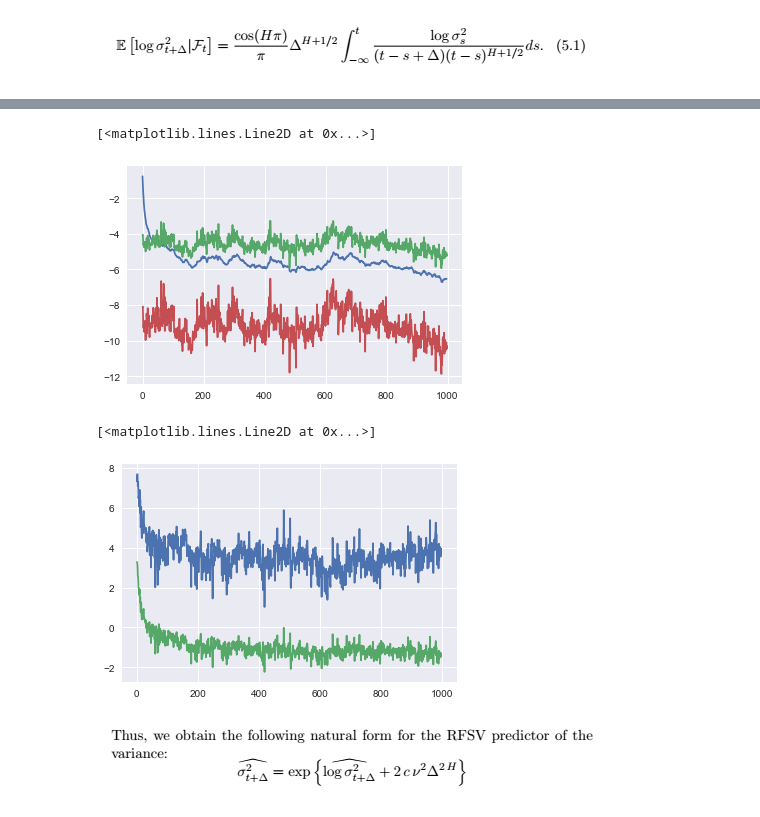
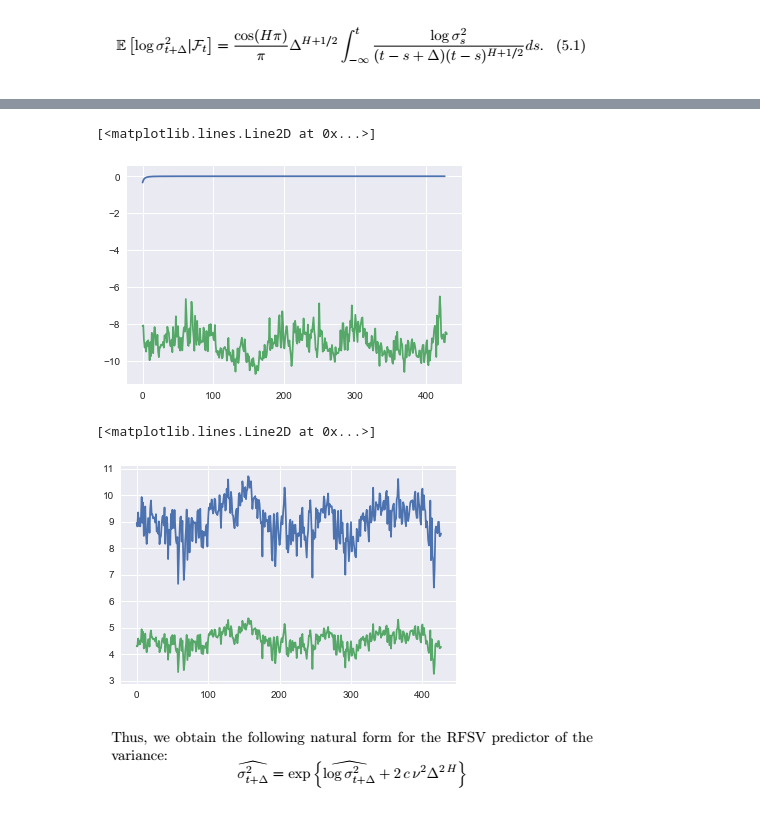
Before and after one commit to ef4s/RoughVol, a Jupyter notebook: Untitled.ipynb, the cells around one changed output, grey strips where cells are left out. Drawn from its saved outputs; the diff is of its cells as text; code cells hidden in the pictures.

```diff
--- a/Untitled.ipynb
+++ b/Untitled.ipynb
@@ -229,0 +250,7 @@ def RSFV(H, Delta, F):
+# %%
+q = []
+d =pd.DataFrame(data=np.arange(man_log_var.size - 1, -1, -1), index=man_log_var.index)
+for i in range(man_log_var.size, 0, -1):
+    q.append(d.shift(-i))
+d = pd.concat(q, axis=1)
+d.columns = d.index
@@ -229,0 +281,2 @@ def RSFV(H, Delta, F):
+# %%
+a = (np.cos(H * np.pi) / np.pi) * (Delta ** (H + 0.5))
@@ -230,24 +346,25 @@ def RSFV(H, Delta, F):
 # %%
 res = []
-T = 1000
-for i in range(2, T):
-    res.append([i, RSFV(0.14, 10, man_log_var[:i].values)])
+T = 431
+Delta = 2
+for i in range(Delta + 2, T):
+    res.append([i, RSFV(0.14, Delta, man_log_var[:i].values),RSFV2(0.14, Delta, man_log_var[:i].values)])
+res = pd.DataFrame(res, columns=['Index', 'volHat', 'volHat2'])
+res.set_index('Index', inplace=True)
-# %%
-res = pd.DataFrame(res, columns=['Index', 'volHat'])
-res.set_index('Index', inplace=True)
 # %%
 plt.plot(res.T.values[0])
-plt.plot(man_log_std[1:T].values)
+# plt.plot(res.T.values[1])
+# plt.plot(man_log_std[1:T].values)
 plt.plot(man_log_var[1:T].values)
 # %% [output]
 [<matplotlib.lines.Line2D at 0x...>]
-[figure, old version]
+[figure, new version]
 # %%
-plt.plot(res.T.values[0] - man_log_var[2:T].values)
-plt.plot(res.T.values[0] - man_log_std[2:T].values)
+plt.plot(res.T.values[0] - man_log_var[Delta + 2:T].values)
+plt.plot(res.T.values[0] - man_log_std[Delta + 2:T].values)
 # plt.plot(-np.log(0.5*np.arange(1, T)))
 # %% [output]
 [<matplotlib.lines.Line2D at 0x...>]
-[figure, old version]
+[figure, new version]
 # %% [markdown]
 ![_auto_0](attachment:_auto_0)
```
Also changed, not shown: parts of 13 cells of this notebook, 7 other files.
